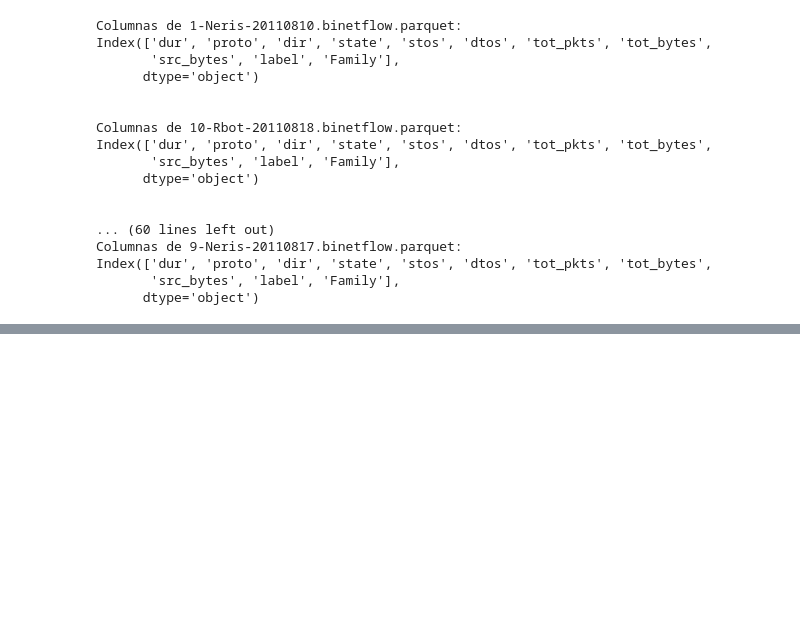
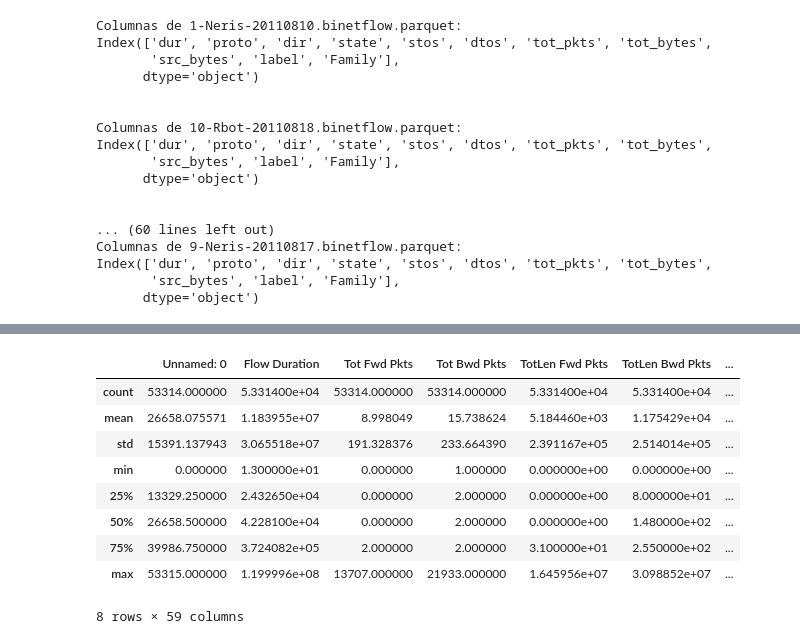
Before and after one commit to danielasabrina08/SIC24_AI_Cybersecurity, a Jupyter notebook: analisis_ctu13.ipynb, the cells around one changed output, grey strips where cells are left out. Drawn from its saved outputs; the diff is of its cells as text; code cells hidden in the pictures; blank space fills up the shorter version.

```diff
--- a/analisis_ctu13.ipynb
+++ b/analisis_ctu13.ipynb
@@ -119,0 +127,13 @@ max    2.635366e+09
+# %%
+normal_traffic_data.describe()
+# %% [output]
+|  | Unnamed: 0 | Flow Duration | Tot Fwd Pkts | Tot Bwd Pkts | TotLen Fwd Pkts | TotLen Bwd Pkts | ... |
+| count | 53314.000000 | 5.331400e+04 | 53314.000000 | 53314.000000 | 5.331400e+04 | 5.331400e+04 | ... |
+| mean | 26658.075571 | 1.183955e+07 | 8.998049 | 15.738624 | 5.184460e+03 | 1.175429e+04 | ... |
+| std | 15391.137943 | 3.065518e+07 | 191.328376 | 233.664390 | 2.391167e+05 | 2.514014e+05 | ... |
+| min | 0.000000 | 1.300000e+01 | 0.000000 | 1.000000 | 0.000000e+00 | 0.000000e+00 | ... |
+| 25% | 13329.250000 | 2.432650e+04 | 0.000000 | 2.000000 | 0.000000e+00 | 8.000000e+01 | ... |
+| 50% | 26658.500000 | 4.228100e+04 | 0.000000 | 2.000000 | 0.000000e+00 | 1.480000e+02 | ... |
+| 75% | 39986.750000 | 3.724082e+05 | 2.000000 | 2.000000 | 3.100000e+01 | 2.550000e+02 | ... |
+| max | 53315.000000 | 1.199996e+08 | 13707.000000 | 21933.000000 | 1.645956e+07 | 3.098852e+07 | ... |
+8 rows × 59 columns
```
Also changed, not shown: parts of 10 cells of this notebook, 2 other files.
